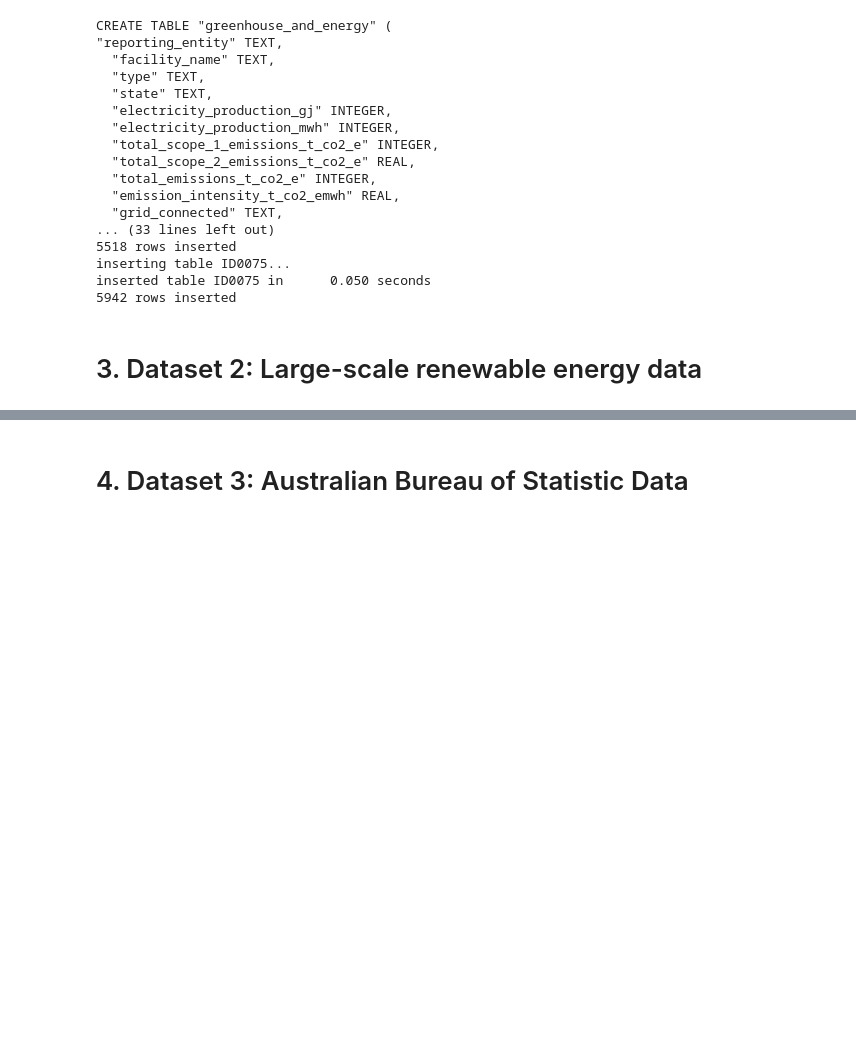
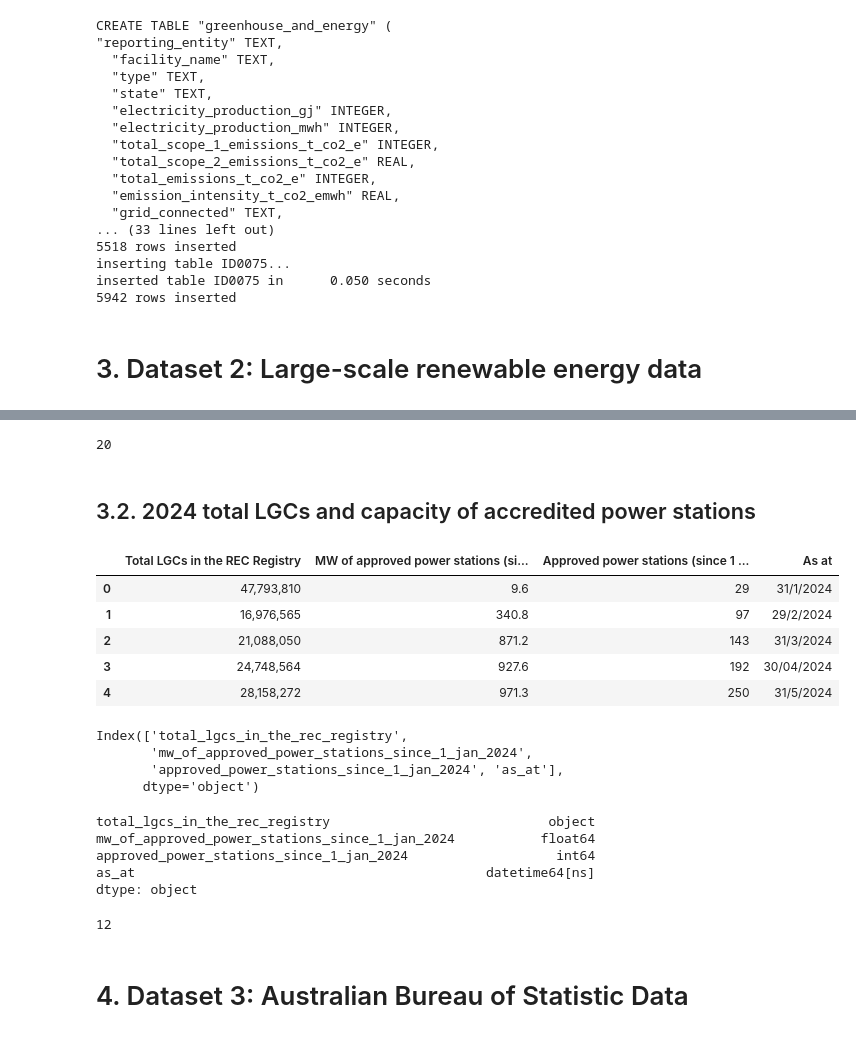
Before and after one commit to mnaufaldr01/de-assignment-1, a Jupyter notebook: assignment1.ipynb, the cells around one changed output, grey strips where cells are left out. Drawn from its saved outputs; the diff is of its cells as text; code cells hidden in the pictures; blank space fills up the shorter version.

```diff
--- a/assignment1.ipynb
+++ b/assignment1.ipynb
@@ -182,0 +230,42 @@ inserted table ID0075 in      0.050 seconds
+# %%
+# save to database
+table_name='accredited_power_stations_data'
+df.to_sql(name=table_name, con=db_engine, if_exists='replace')
+# %% [output]
+20
+# %% [markdown]
+## 3.2. 2024 total LGCs and capacity of accredited power stations
+# %%
+url = "https://cer.gov.au/document/total-lgcs-and-capacity-accredited-power-stations-2024"
+df = pd.read_csv(url, encoding='ISO-8859-1')
+df.head()
+# %% [output]
+|  | Total LGCs in the REC Registry | MW of approved power stations (si... | Approved power stations (since 1 ... | As at |
+| 0 | 47,793,810 | 9.6 | 29 | 31/1/2024 |
+| 1 | 16,976,565 | 340.8 | 97 | 29/2/2024 |
+| 2 | 21,088,050 | 871.2 | 143 | 31/3/2024 |
+| 3 | 24,748,564 | 927.6 | 192 | 30/04/2024 |
+| 4 | 28,158,272 | 971.3 | 250 | 31/5/2024 |
+# %%
+# Rename column names
+df = df.rename(columns={
+    'Total LGCs in the REC Registry': 'total_lgcs_in_the_rec_registry',
+    'MW of approved power stations (since 1 Jan 2024)': 'mw_of_approved_power_stations_since_1_jan_2024',
+    'Approved power stations (since 1 Jan 2024)': 'approved_power_stations_since_1_jan_2024',
+    'As at': 'as_at'
+})
+df.columns
+# %% [output]
+Index(['total_lgcs_in_the_rec_registry',
+       'mw_of_approved_power_stations_since_1_jan_2024',
+       'approved_power_stations_since_1_jan_2024', 'as_at'],
+      dtype='object')
+# %%
+# check data types
+print(df.dtypes)
+# %% [output]
+total_lgcs_in_the_rec_registry                            object
+mw_of_approved_power_stations_since_1_jan_2024           float64
+approved_power_stations_since_1_jan_2024                   int64
+as_at                                             datetime64[ns]
+dtype: object
@@ -183,3 +279,9 @@ inserted table ID0075 in      0.050 seconds
+# %%
+# save to database
+table_name='total_lgcs_and_capacity_of_accredited_power_stations'
+df.to_sql(name=table_name, con=db_engine, if_exists='replace')
+# %% [output]
+12
 # %% [markdown]
 # 4. Dataset 3:  Australian Bureau of Statistic Data
 # %%
```
Also changed, not shown: parts of 59 cells of this notebook.
